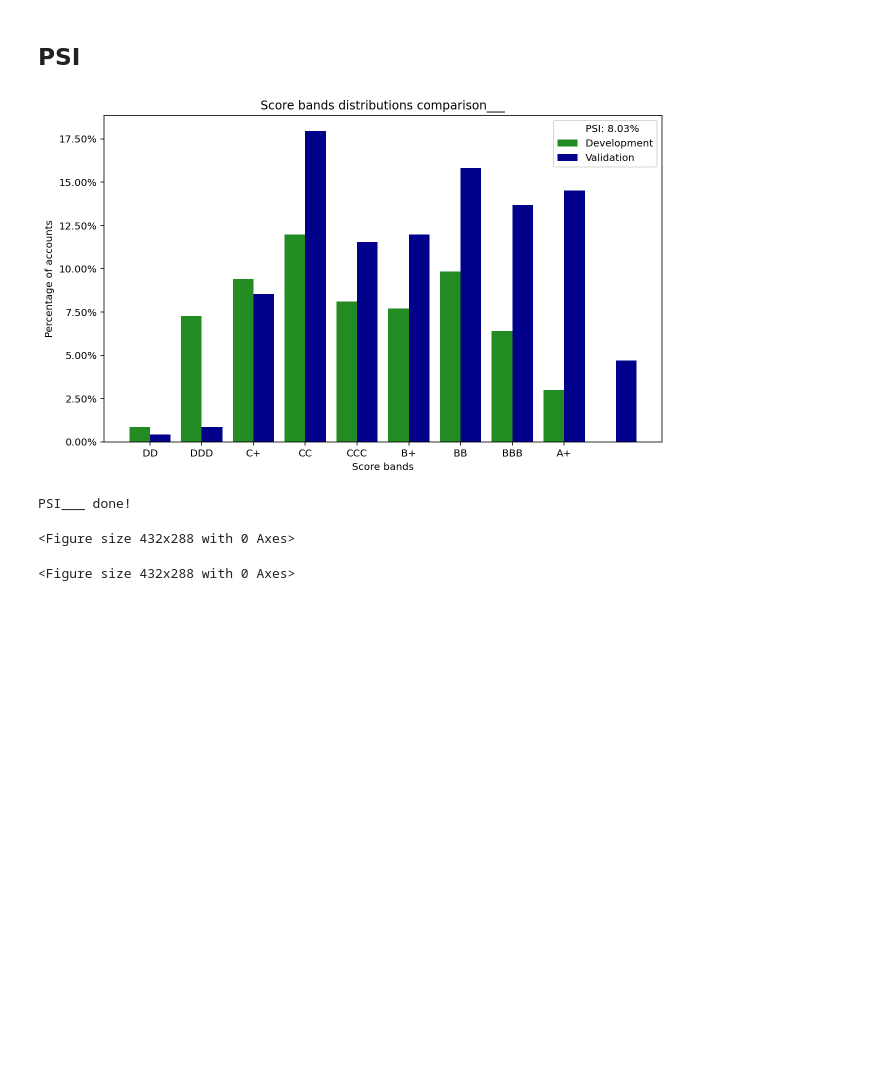
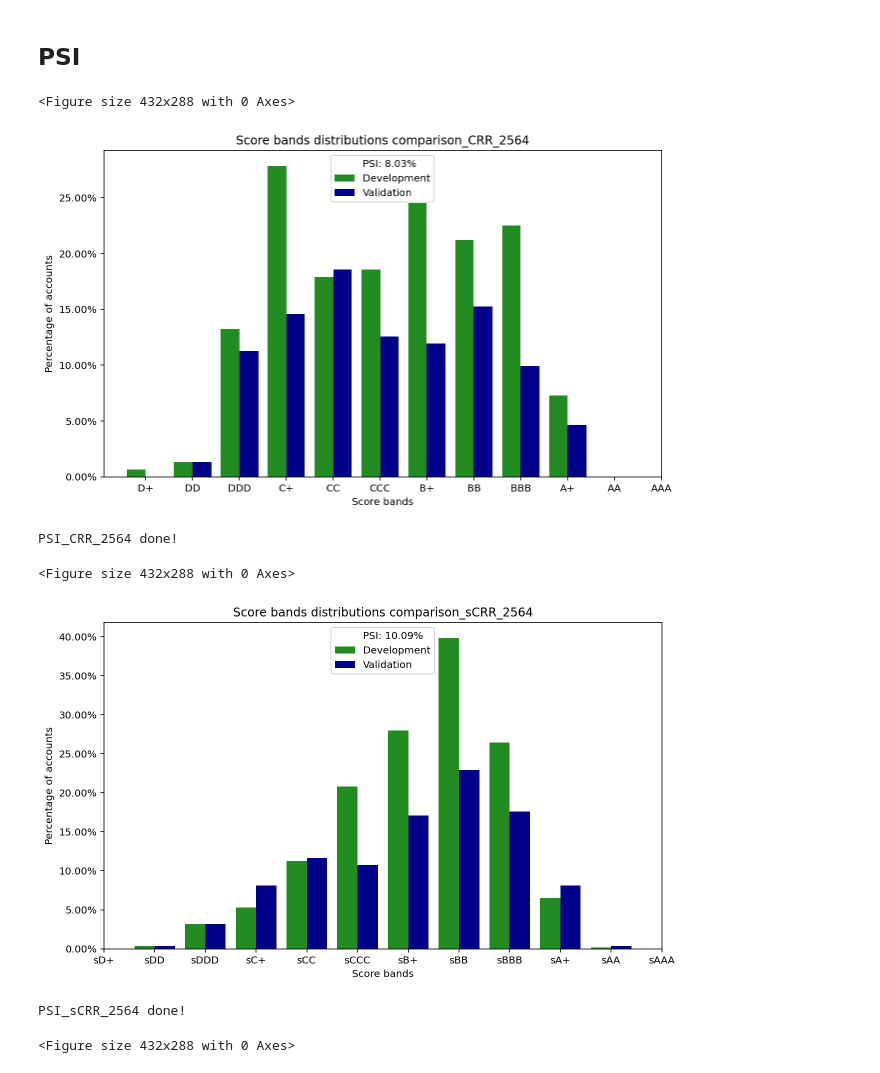
Before and after one commit to Taecpy/CRR-validate, a Jupyter notebook: CRR_validate.ipynb, the cells around one changed output. Saved outputs shown, nothing was run; the diff lists cells and outputs as text; code cells hidden in the pictures; blank space fills up the shorter version.

```diff
--- a/CRR_validate.ipynb
+++ b/CRR_validate.ipynb
@@ -517,8 +515,32 @@ def plot_PSI(scoreVal,scoreDev):
-# %%
-PSI(CRR_2563, CRR_2564_V2)
-plot_PSI(CRR_2563,CRR_2564_V2)
-# %% [output]
-[figure, removed]
-PSI___ done!
-<Figure size 432x288 with 0 Axes>
-<Figure size 432x288 with 0 Axes>
+# %%
+#'AAA','AA','A+','BBB','BB','B+','CCC','CC','C+','DDD','DD','D+','sAAA','sAA','sA+','sBBB','sBB','sB+','sCCC','sCC','sC+','sDDD','sDD','sD+'
+d_C = {'Grade': ['AAA','AA','A+','BBB','BB','B+','CCC','CC','C+','DDD','DD','D+']}
+d_SC = {'Grade': ['sAAA','sAA','sA+','sBBB','sBB','sB+','sCCC','sCC','sC+','sDDD','sDD','sD+']}
+d_C = pd.DataFrame(data=d_C)
+d_SC = pd.DataFrame(data=d_SC)
+CRR_2563 = d_C.merge(CRR_2563, how='left', on='Grade')
+CRR_2563.sort_index(ascending=False,inplace = True)
+CRR_2564 = d_C.merge(CRR_2564_V2, how='left', on='Grade')
+CRR_2564.sort_index(ascending=False,inplace = True)
+sCRR_2563 = d_SC.merge(sCRR_2563, how='left', on='Grade')
+sCRR_2563.sort_index(ascending=False,inplace = True)
+sCRR_2564 = d_SC.merge(sCRR_2564_V2, how='left', on='Grade')
+sCRR_2564.sort_index(ascending=False,inplace = True)
+# %%
+PSI_CRR_2564
+# %% [output]
+<Figure size 432x288 with 0 Axes>
+# %%
+# PSI(CRR_2564,CRR_2563)
+PSI_CRR_2564 = plot_PSI(CRR_2564,CRR_2563)
+# PSI(sCRR_2564,sCRR_2563)
+PSI_sCRR_2564 = plot_PSI(sCRR_2564,sCRR_2563)
+# export_Graph(PSI_CRR_2564)
+# export_Graph(PSI_sCRR_2564)
+# %% [output]
+[figure, added]
+PSI_CRR_2564 done!
+<Figure size 432x288 with 0 Axes>
+[figure, added]
+PSI_sCRR_2564 done!
+<Figure size 432x288 with 0 Axes>
```
Also changed, not shown: parts of 3 cells of this notebook, 3 other files.
